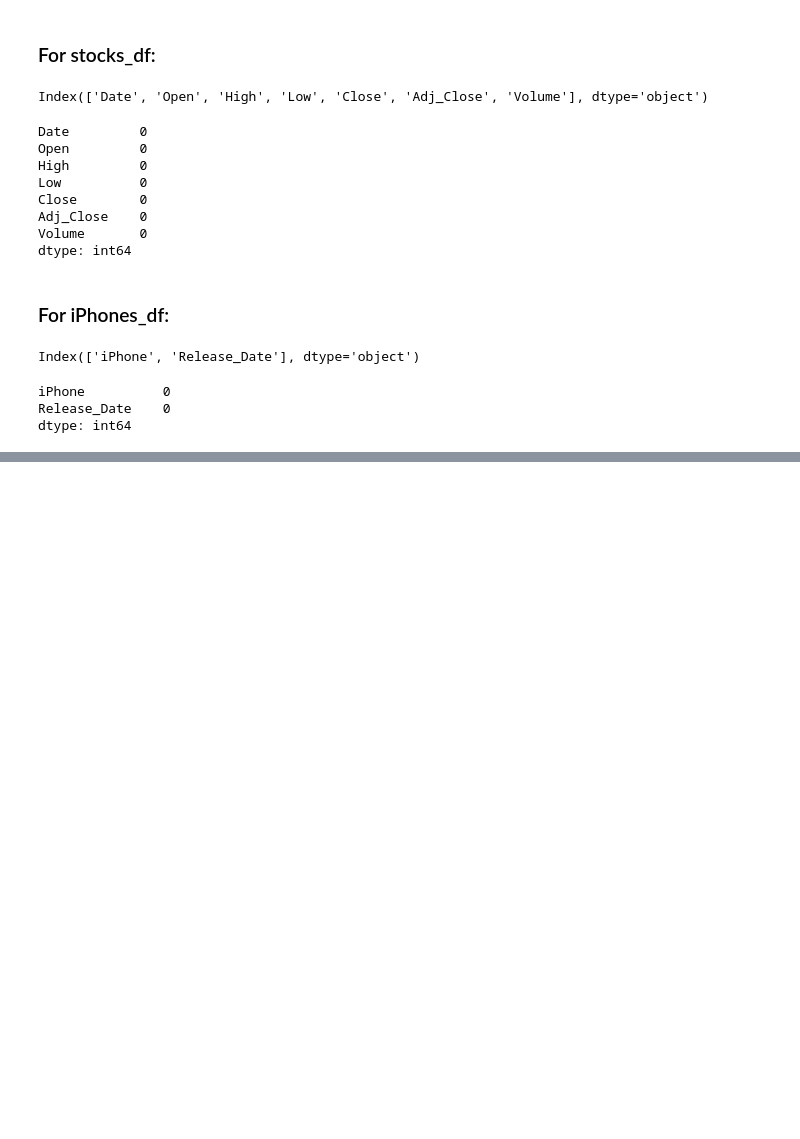
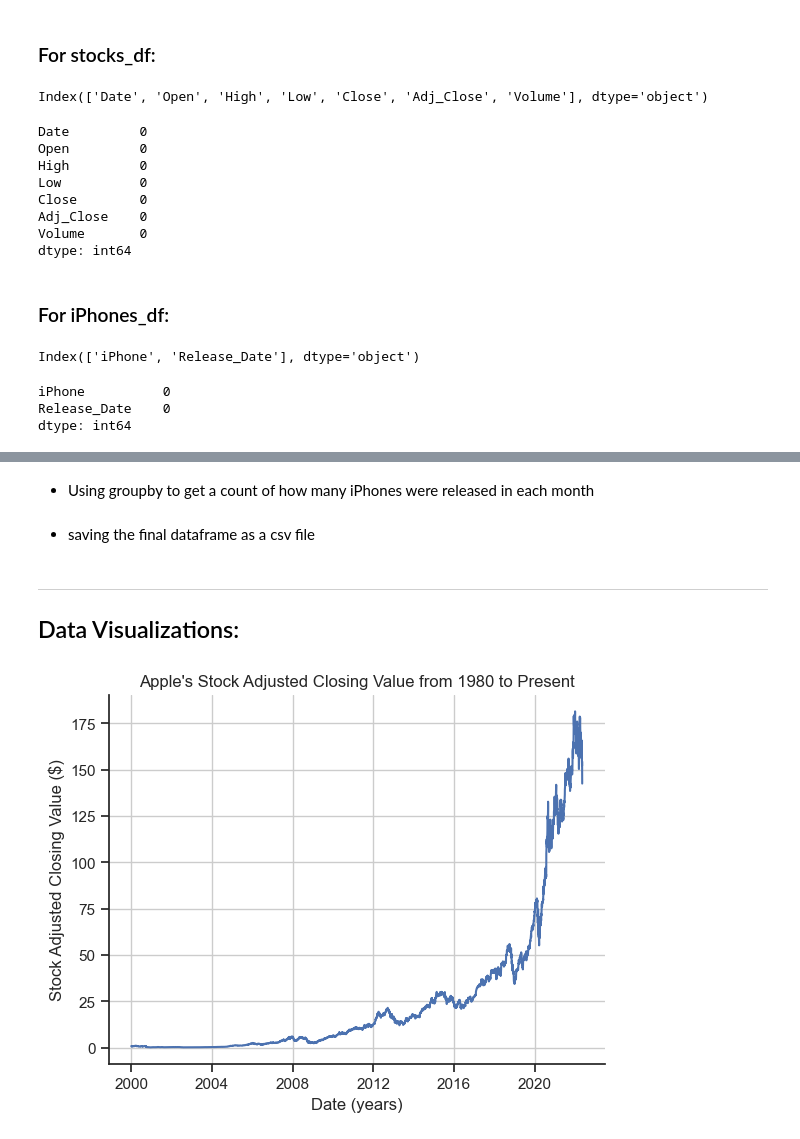
Before and after one commit to ubco-W2022T2-data301/project-group-group11, a Jupyter notebook: analysis/analysis1.ipynb, the cells around one changed output, grey strips where cells are left out. Drawn from its saved outputs; the diff is of its cells as text; code cells hidden in the pictures; blank space fills up the shorter version.

Commit message:
edited analysis. Restructed markdown format to show the pipeline.

```diff
--- a/analysis/analysis1.ipynb
+++ b/analysis/analysis1.ipynb
@@ -135,8 +143,6 @@ Close        0
 Adj_Close    0
 Volume       0
 dtype: int64
-# %%
-stocks_df['Change'] = stocks_df['Open'] - stocks_df['Close']
 # %%
 stocks_df.to_csv('../data/processed/APPL_processed_analysis1.csv')
 # %% [markdown]
@@ -287,0 +171,2 @@ for iPhone_model in iPhone_order:
+# %%
+merged_df['Date'] = merged_df['Date']
@@ -287,0 +178,2 @@ for iPhone_model in iPhone_order:
+# %%
+merged_df['Change'] = merged_df['Close'] - merged_df['Open']
@@ -287,0 +186,5 @@ for iPhone_model in iPhone_order:
+# %%
+cutoff_date = pd.to_datetime('2000-01-01')
+merged_df = merged_df.loc[merged_df['Date'] >= cutoff_date]
+# %% [markdown]
+* Using groupby to get a count of how many iPhones were released in each month
@@ -287,0 +194,2 @@ for iPhone_model in iPhone_order:
+# %% [markdown]
+* saving the final dataframe as a csv file
@@ -287,0 +198,12 @@ for iPhone_model in iPhone_order:
+# %% [markdown]
+---
+## Data Visualizations:
+# %%
+sns.lineplot(x='Date', y='Adj_Close', data=merged_df)
+plt.title("Apple's Stock Adjusted Closing Value from 1980 to Present")
+plt.ylabel("Stock Adjusted Closing Value ($)")
+plt.xlabel("Date (years)")
+plt.grid(True)
+plt.show()
+# %% [output]
+[figure, added]
```
Also changed, not shown: parts of 38 cells of this notebook.
